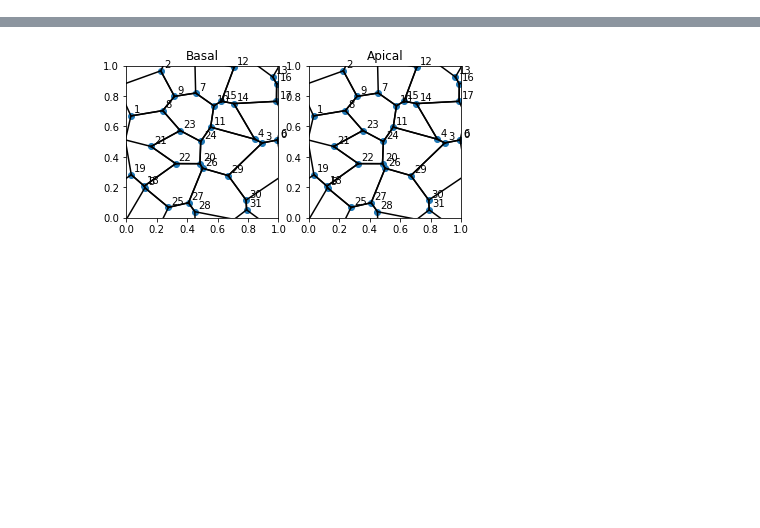
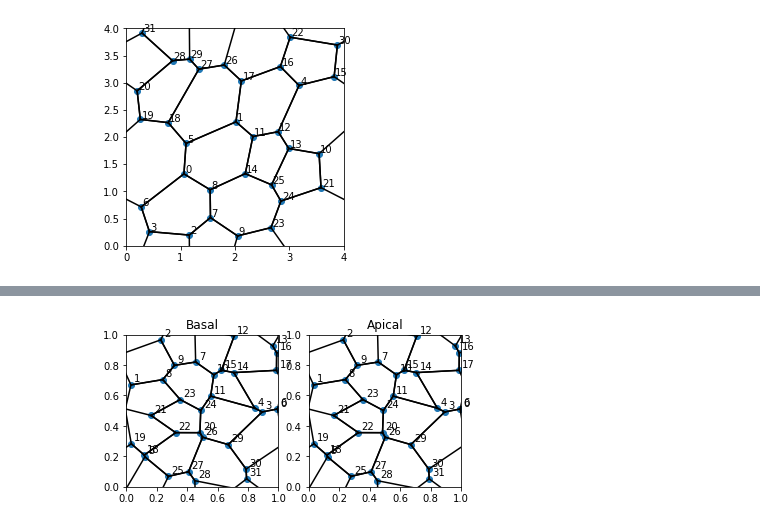
Before and after one commit to vvachh/ab_vertex, a Jupyter notebook: vertexmodel_ab_t1_trans_test.ipynb, the cells around one changed output, grey strips where cells are left out. Drawn from its saved outputs; the diff is of its cells as text; code cells hidden in the pictures; blank space fills up the shorter version.

```diff
--- a/vertexmodel_ab_t1_trans_test.ipynb
+++ b/vertexmodel_ab_t1_trans_test.ipynb
@@ -25,2 +26,6 @@ Final energy: 73.9449878419
 rosettes: []
+# %%
+vm2d.show_model(); plt.show()
+# %% [output]
+[figure, added]
 # %%
```
Also changed, not shown: parts of 10 cells of this notebook, 3 other files.
